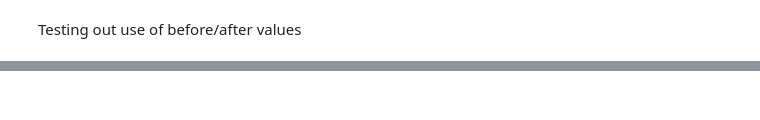
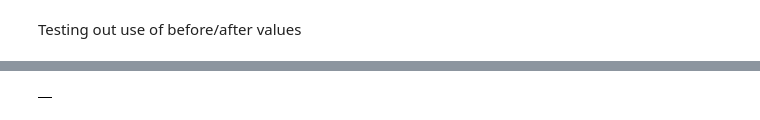
Before and after one commit to patrick-still/music-engine, a Jupyter notebook: archive.ipynb, the cells around one changed output, grey strips where cells are left out. Cells and saved outputs as stored; diff of their text form; code cells hidden in the pictures.

Commit message:
Basics of accumulating recently played tracks through multiple calls

```diff
--- a/archive.ipynb
+++ b/archive.ipynb
@@ -90 +83,5 @@ https://api.spotify.com/v1/me/player/recently-played?before=1613938201018
 }
+# %%
+recentlyPlayed = pd.DataFrame()
+lastRun = 0
+target = ""
@@ -90,0 +171,5 @@ https://api.spotify.com/v1/me/player/recently-played?before=1613938201018
+# %%
+pd.set_option("display.max_rows", None)
+display(recentlyPlayed)
+# %% [output]
+|  |
```
Also changed, not shown: parts of 7 cells of this notebook.
